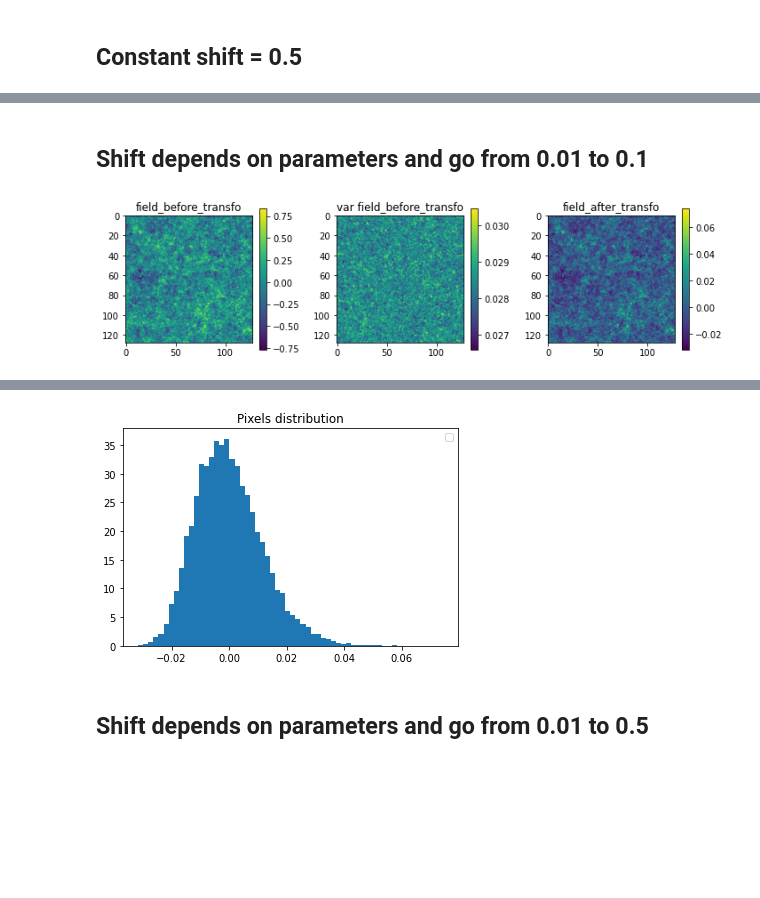
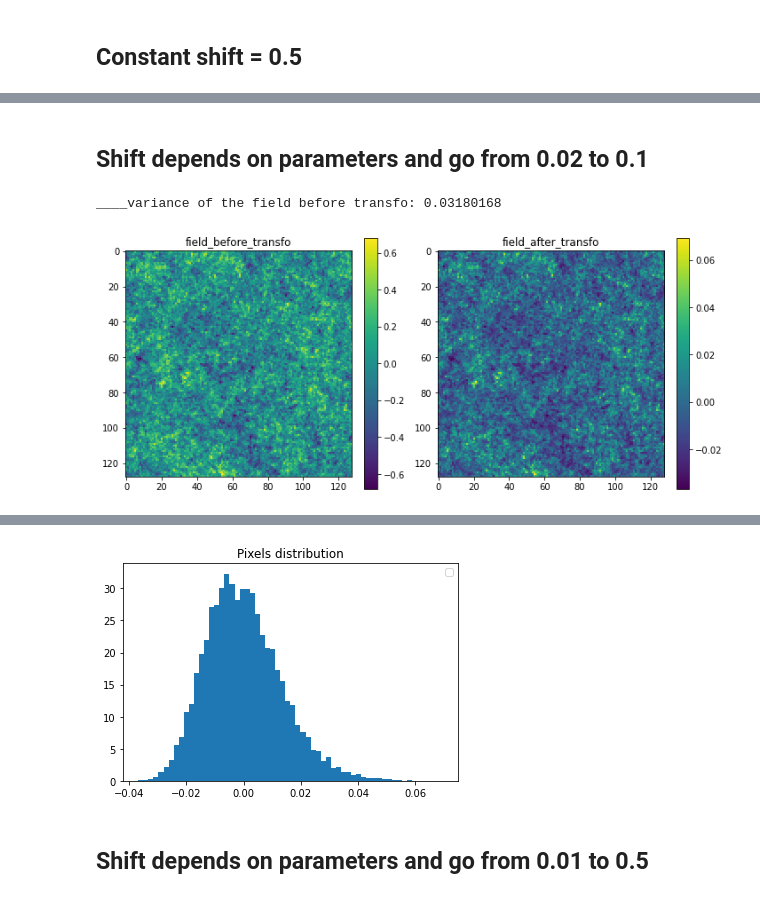
Before and after one commit to Justinezgh/muse, a Jupyter notebook: notebooks/Gaussinity_Study_LogNormal_Field.ipynb, the cells around one changed output, grey strips where cells are left out. Cells and saved outputs as stored; diff of their text form; code cells hidden in the pictures; blank space fills up the shorter version.

```diff
--- a/notebooks/Gaussinity_Study_LogNormal_Field.ipynb
+++ b/notebooks/Gaussinity_Study_LogNormal_Field.ipynb
@@ -177,26 +177,19 @@ def make_plot(shift):
 
     return sample
 
-  res = samples_(jax.random.split(jax.random.PRNGKey(0), 10000))
-
-  fig, ax = plt.subplots(1,3, figsize=(10, 7))
+  res = samples_(jax.random.split(jax.random.PRNGKey(0), 1))
+  print('____variance of the field before transfo:', jnp.var(res['field_before_transfo'][0]))
+  fig, ax = plt.subplots(1,2, figsize=(10, 7))
   ax[0].set_title('field_before_transfo')
   ax[0].imshow(res['field_before_transfo'][0]);
   cb = fig.colorbar(ax[0].imshow(res['field_before_transfo'][0]), fraction=0.05, pad=0.05)
   cb.ax.tick_params(labelsize=10)
-  ax[1].set_title('var field_before_transfo')
-  ax[1].imshow(jnp.var(res['field_before_transfo'], axis = 0));
-  cb = fig.colorbar( ax[1].imshow(jnp.var(res['field_before_transfo'], axis = 0)), fraction=0.05, pad=0.05)
-  cb.ax.tick_params(labelsize=10)
-  ax[2].set_title('field_after_transfo')
-  ax[2].imshow(res['field_after_transfo'][0]);
-  cb = fig.colorbar(ax[2].imshow(res['field_after_transfo'][0]), fraction=0.05, pad=0.05)
+  ax[1].set_title('field_after_transfo')
+  ax[1].imshow(res['field_after_transfo'][1]);
+  cb = fig.colorbar(ax[1].imshow(res['field_after_transfo'][1]), fraction=0.05, pad=0.05)
   cb.ax.tick_params(labelsize=10)
   plt.tight_layout()
   plt.show()
-
-field_after_transfo'][...,0,0],60, density=True, label ='pixel (0,0) distribution');
-  # legend()
   plt.figure();
   hist(res['field_after_transfo'][0].reshape([-1]),60, density=True);
   plt.title('Pixels distribution')
@@ -238,6 +235,7 @@ WARNING:matplotlib.legend:No artists with labels found to put in legend.  Note t
 # %% [markdown]
-## Shift depends on parameters and go from 0.01 to 0.1
+## Shift depends on parameters and go from 0.02 to 0.1
 # %%
-make_plot(jnp.linspace(0.01,0.1,64))
+make_plot(jnp.linspace(0.02,0.1,64))
 # %% [output]
+____variance of the field before transfo: 0.03180168
-[figure, old version]
+[figure, new version]
@@ -245,4 +243,4 @@ WARNING:matplotlib.legend:No artists with labels found to put in legend.  Note t
-[figure, old version]
+[figure, new version]
 # %% [markdown]
 ## Shift depends on parameters and go from 0.01 to 0.5
 # %%
```
Also changed, not shown: parts of 7 cells of this notebook.
